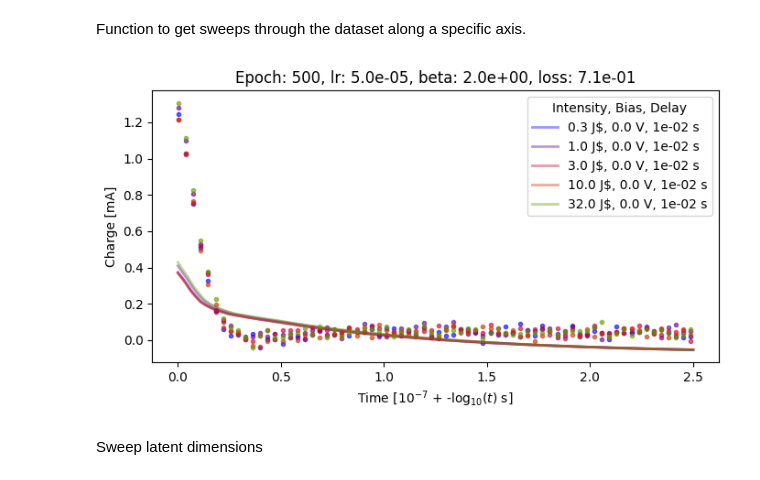
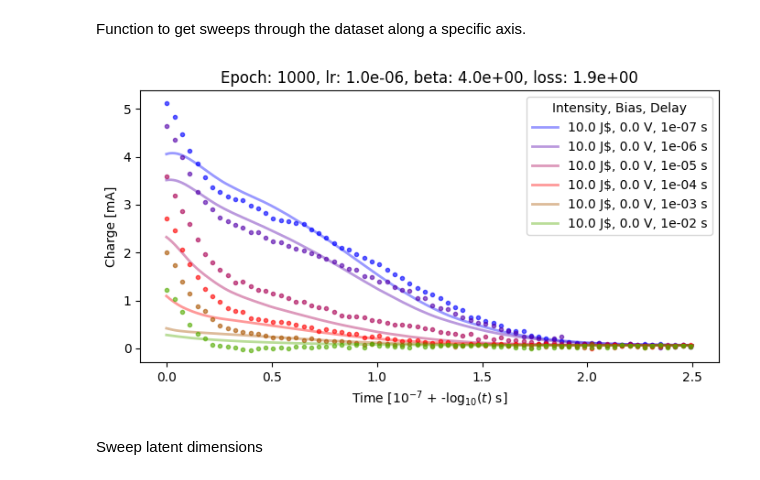
Before and after one commit to rayyyd/ML_charge_modeling, a Jupyter notebook: parameter_tuning/interpretability.ipynb, the cells around one changed output. Saved outputs shown, nothing was run; the diff lists cells and outputs as text; code cells hidden in the pictures.

```diff
--- a/parameter_tuning/interpretability.ipynb
+++ b/parameter_tuning/interpretability.ipynb
@@ -2,8 +2,8 @@
 Set subject model.
 # %%
 #must be unique.
-model_name = '1k_epochs_fr'
-epoch_select = 800
+model_name = 'Final_Model_1'
+epoch_select = 1000
 # %% [markdown]
 Imports and model init
 # %%
@@ -132,13 +141,13 @@ Function to get sweeps through the dataset along a specific axis.
 # %%
 # Run model inference and visualisation along different parameters
 
 # select models to plot ('intensity', 'voltage', or 'delay')
-plot_models = ipynb_utils.get_sweep_index(0, 'intensity')  # Example: sweep based on intensity from the first index
+plot_models = ipynb_utils.get_sweep_index(0, 'delay')  # Example: sweep based on intensity from the first index
 
 parameters.model_params['plot'] = plot_models
 visualisation.display_random_fit(parameters.model_params, parameters.dataset, show=True, save=False, random_samples=False)
 # %% [output]
-[figure, old version]
+[figure, new version]
 # %% [markdown]
 Sweep latent dimensions
 # %%
```
Also changed, not shown: parts of 2 cells of this notebook.
